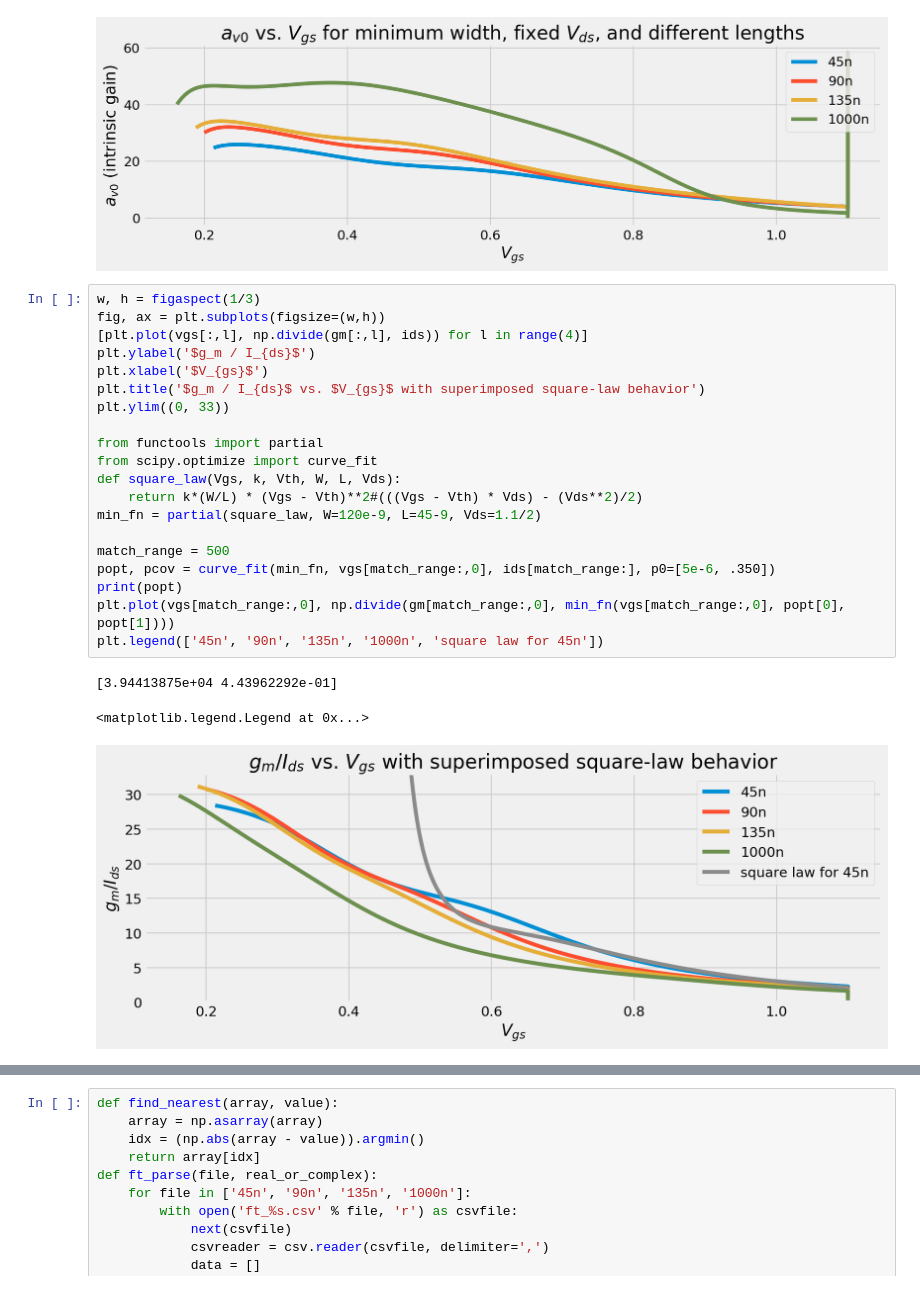
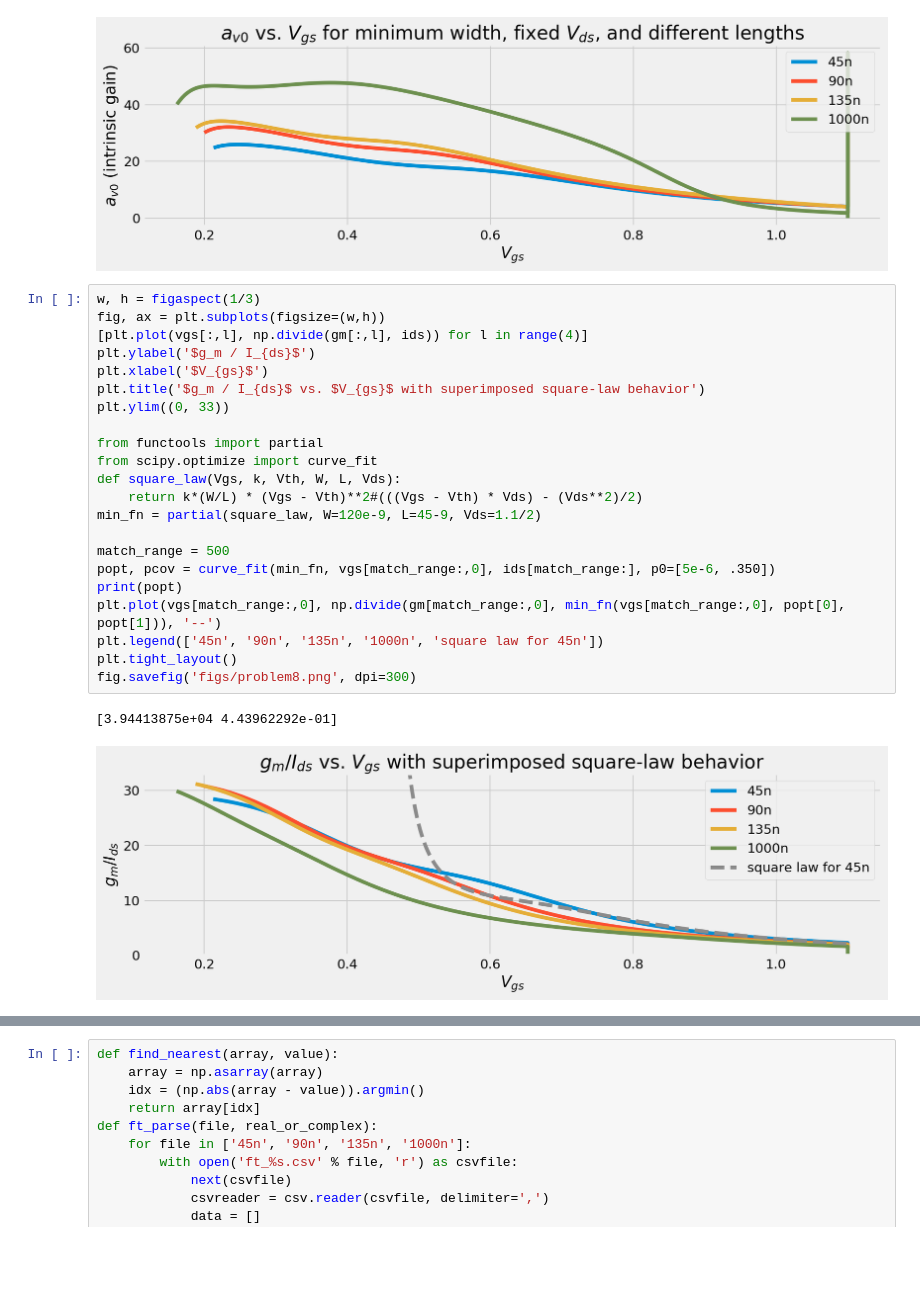
Before and after one commit to vighneshiyer/ee240b, a Jupyter notebook: hw/hw1/hw1_notebook.ipynb, the cells around one changed output, grey strips where cells are left out. Cells and saved outputs as stored; diff of their text form; blank space fills up the shorter version.

```diff
--- a/hw/hw1/hw1_notebook.ipynb
+++ b/hw/hw1/hw1_notebook.ipynb
@@ -71,27 +71,28 @@ fig.savefig('figs/problem5.png', dpi=300)
 # %%
 w, h = figaspect(1/3)
 fig, ax = plt.subplots(figsize=(w,h))
 [plt.plot(vgs[:,l], np.divide(gm[:,l], ids)) for l in range(4)]
 plt.ylabel('$g_m / I_{ds}$')
 plt.xlabel('$V_{gs}$')
 plt.title('$g_m / I_{ds}$ vs. $V_{gs}$ with superimposed square-law behavior')
 plt.ylim((0, 33))
 
 from functools import partial
 from scipy.optimize import curve_fit
 def square_law(Vgs, k, Vth, W, L, Vds):
     return k*(W/L) * (Vgs - Vth)**2#(((Vgs - Vth) * Vds) - (Vds**2)/2)
 min_fn = partial(square_law, W=120e-9, L=45-9, Vds=1.1/2)
 
 match_range = 500
 popt, pcov = curve_fit(min_fn, vgs[match_range:,0], ids[match_range:], p0=[5e-6, .350])
 print(popt)
-plt.plot(vgs[match_range:,0], np.divide(gm[match_range:,0], min_fn(vgs[match_range:,0], popt[0], popt[1])))
+plt.plot(vgs[match_range:,0], np.divide(gm[match_range:,0], min_fn(vgs[match_range:,0], popt[0], popt[1])), '--')
 plt.legend(['45n', '90n', '135n', '1000n', 'square law for 45n'])
+plt.tight_layout()
+fig.savefig('figs/problem8.png', dpi=300)
 # %% [output]
 [3.94413875e+04 4.43962292e-01]
-<matplotlib.legend.Legend at 0x...>
-[figure, old version]
+[figure, new version]
 # %%
 w, h = figaspect(1/3)
 fig, ax = plt.subplots(figsize=(w,h))
```
Also changed, not shown: parts of 1 cell of this notebook, 4 other files.
